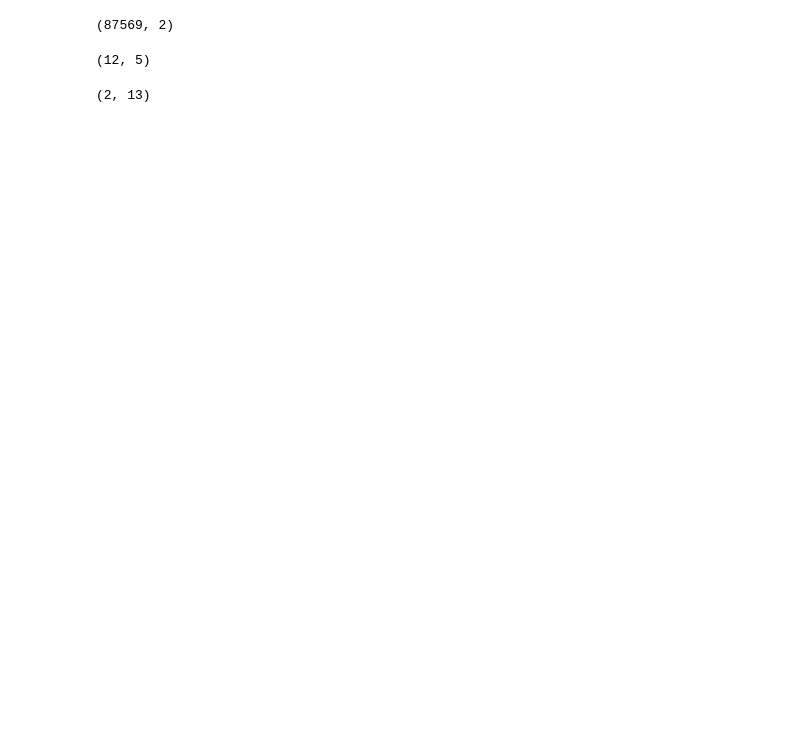
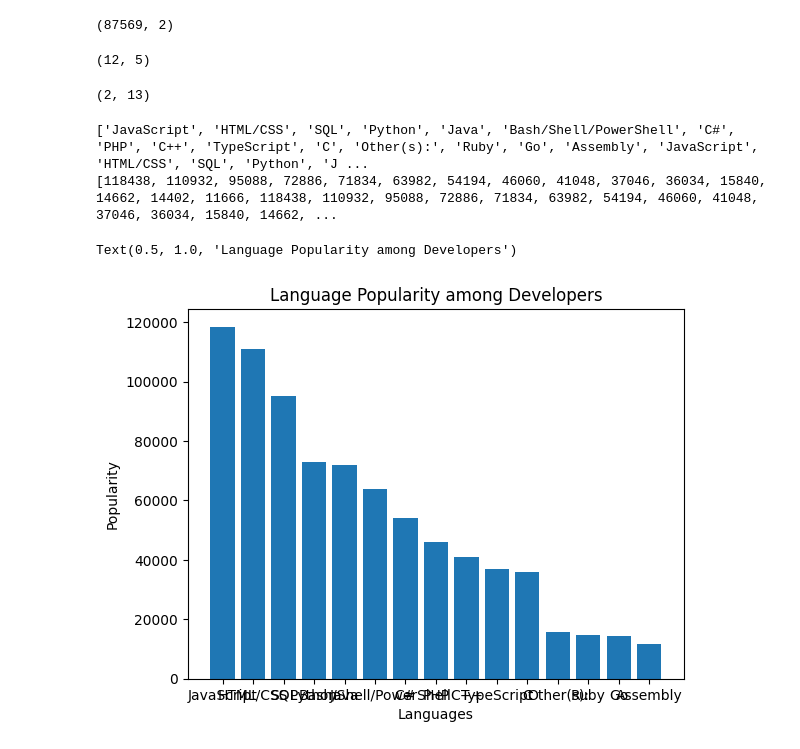
Before and after one commit to Sath2003/DAV, a Jupyter notebook: LABSHEET - 2.ipynb, the cells around one changed output. Saved outputs shown, nothing was run; the diff lists cells and outputs as text; code cells hidden in the pictures; blank space fills up the shorter version.

```diff
--- a/LABSHEET - 2.ipynb
+++ b/LABSHEET - 2.ipynb
@@ -103,0 +110,27 @@ data3.shape
+# %%
+from collections import Counter
+language_counter  = Counter()
+# %%
+for response in language_response:
+    language_counter.update(response.split(';'))
+# %%
+languages = []
+popularity = []
+# %%
+for item in language_counter.most_common(15):
+    languages.append(item[0])
+    popularity.append(item[1])
+# %%
+print(languages)
+print(popularity)
+# %% [output]
+['JavaScript', 'HTML/CSS', 'SQL', 'Python', 'Java', 'Bash/Shell/PowerShell', 'C#', 'PHP', 'C++', 'TypeScript', 'C', 'Other(s):', 'Ruby', 'Go', 'Assembly', 'JavaScript', 'HTML/CSS', 'SQL', 'Python', 'J ...
+[118438, 110932, 95088, 72886, 71834, 63982, 54194, 46060, 41048, 37046, 36034, 15840, 14662, 14402, 11666, 118438, 110932, 95088, 72886, 71834, 63982, 54194, 46060, 41048, 37046, 36034, 15840, 14662, ...
+# %%
+plt.bar(languages, popularity)
+plt.xlabel("Languages")
+plt.ylabel("Popularity")
+plt.title("Language Popularity among Developers")
+# %% [output]
+Text(0.5, 1.0, 'Language Popularity among Developers')
+[figure, added]
```
Also changed, not shown: parts of 5 cells of this notebook, 1 other file.
